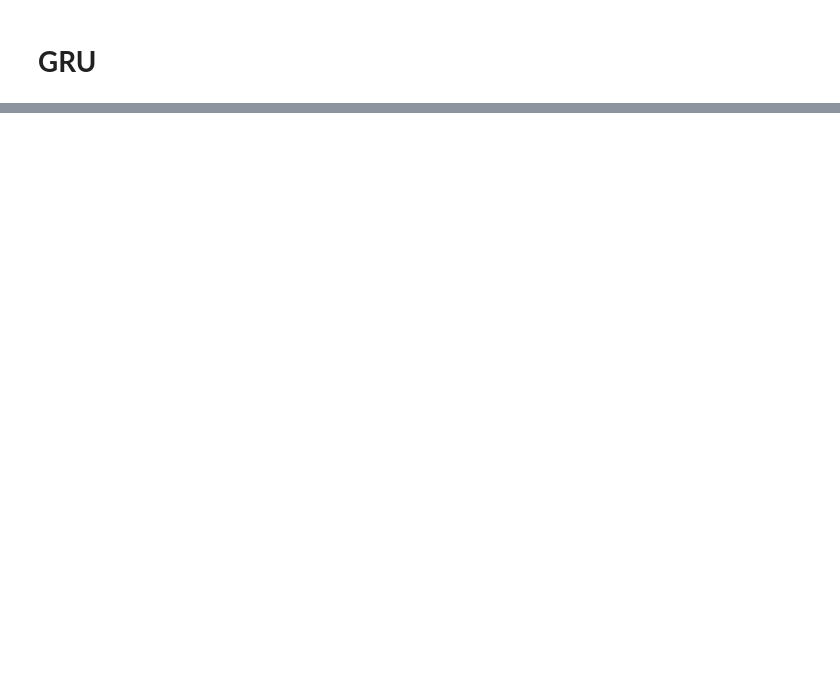
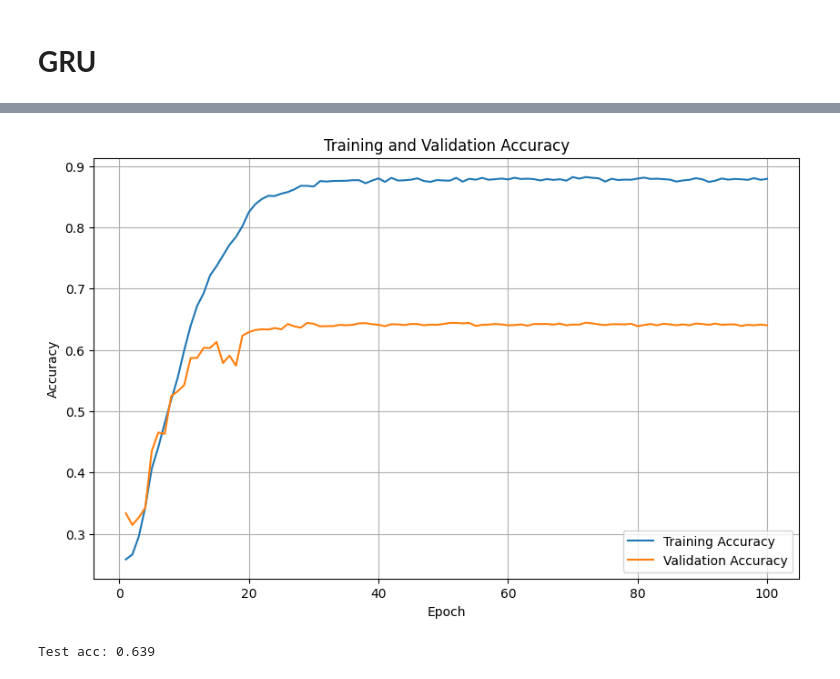
Before and after one commit to warrenjkim/eeg-signal-classifier, a Jupyter notebook: please_work.ipynb, the cells around one changed output, grey strips where cells are left out. Saved outputs shown, nothing was run; the diff lists cells and outputs as text; code cells hidden in the pictures; blank space fills up the shorter version.

```diff
--- a/please_work.ipynb
+++ b/please_work.ipynb
@@ -656,7 +425,9 @@ class GRU(nn.Module):
+# %%
+num_epochs = 50
+num_trials = 20
+start_time = time.time()
 # %% [markdown]
 # **GRU**
-# %%
-device = torch.device('cuda')
 # %%
 params = utils.learn_hyperparameters(X_train=X_train,
                                      y_train=y_train,
@@ -664,5 +435,5 @@ params = utils.learn_hyperparameters(X_train=X_train,
                                      y_valid=y_valid,
                                      model_name='GRU',
                                      num_epochs=num_epochs,
-                                     trials=2)
+                                     trials=num_trials)
 # %% [output]
@@ -710,7 +528,7 @@ train_accuracies, val_accuracies = utils.train_model(model=model,
                                                      scheduler=scheduler,
                                                      train_loader=train_loader,
                                                      val_loader=val_loader,
-                                                     num_epochs=num_epochs,
+                                                     num_epochs=num_epochs * 2,
                                                      learning=False,
                                                      device=device,
                                                      trial=None)
@@ -717,22 +560,23 @@ train_accuracies, val_accuracies = utils.train_model(model=model,
 # %%
 import matplotlib.pyplot as plt
-num_epochs = num_epochs
-epochs = range(1, num_epochs + 1)
+n_epochs = num_epochs * 2
+epochs = range(1, n_epochs + 1)
 
 plt.figure(figsize=(10, 6))
 plt.plot(epochs, train_accuracies, label='Training Accuracy')
 plt.plot(epochs, val_accuracies, label='Validation Accuracy')
 plt.title('Training and Validation Accuracy')
 plt.xlabel('Epoch')
 plt.ylabel('Accuracy')
 plt.legend()
 plt.grid(True)
 plt.show()
+# %% [output]
+[figure, added]
 # %%
-test_loader = DataLoader(TensorDataset(X_test, y_test), batch_size=batch_size, shuffle=False)
-
 utils.test_model(model, test_loader)
-end_time = time.time()
+# %% [output]
+Test acc: 0.639
 # %%
 del model
 torch.cuda.empty_cache()
```
Also changed, not shown: parts of 70 cells of this notebook.
